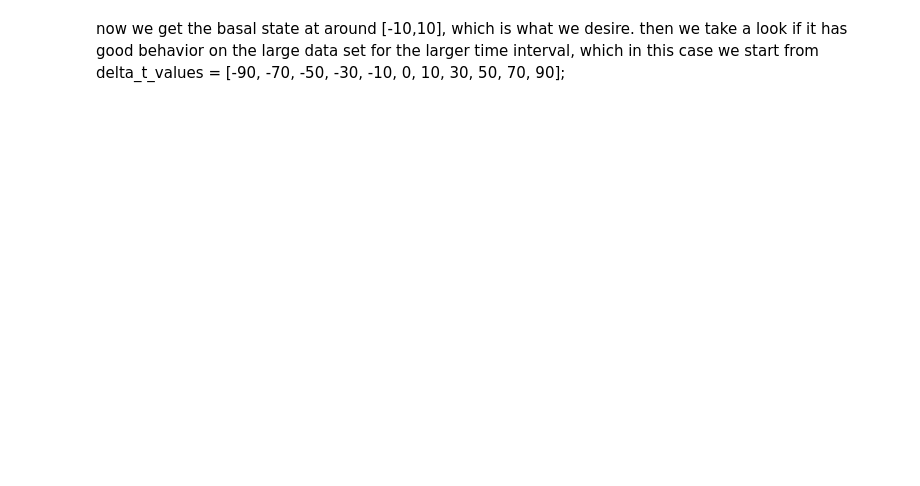
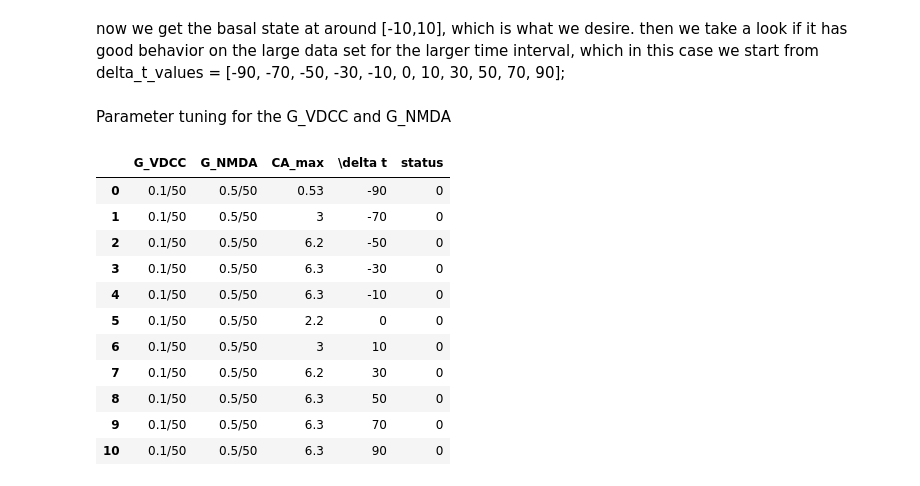
Before and after one commit to devt287/Synaptic_Plasticity, a Jupyter notebook: parameter_tuning.ipynb, the cells around one changed output. Saved outputs shown, nothing was run; the diff lists cells and outputs as text; code cells hidden in the pictures; blank space fills up the shorter version.

```diff
--- a/parameter_tuning.ipynb
+++ b/parameter_tuning.ipynb
@@ -214,17 +278,33 @@ print(CA1)
 now we get the basal state at around [-10,10], which is what we desire. then we take a look if it has good behavior on the large data set for the larger time interval, which in this case we start from delta_t_values = [-90, -70, -50, -30, -10, 0, 10, 30, 50, 70, 90];
 # %%
 CA1 = np.empty((0, 5), dtype=object)  # Use object dtype for mixed types
-
+CA1 = np.array(["G_VDCC", "G_NMDA", "CA_max", "\delta t","status"])
 # Add rows to the matrix
 CA1 = add_row(CA1, ["0.1/50", "0.5/50", 0.53,"-90" , 0])
 CA1 = add_row(CA1, ["0.1/50", "0.5/50", 3,"-70",0])
 CA1 = add_row(CA1, ["0.1/50", "0.5/50", 6.2,"-50",0])
 CA1 = add_row(CA1, ["0.1/50", "0.5/50", 6.3,"-30",0])
 CA1 = add_row(CA1, ["0.1/50", "0.5/50", 6.3,"-10",0])
 CA1 = add_row(CA1, ["0.1/50", "0.5/50", 2.2,"0" , 0])
 CA1 = add_row(CA1, ["0.1/50", "0.5/50", 3,"10",0])
 CA1 = add_row(CA1, ["0.1/50", "0.5/50", 6.2,"30",0])
 CA1 = add_row(CA1, ["0.1/50", "0.5/50", 6.3,"50",0])
 CA1 = add_row(CA1, ["0.1/50", "0.5/50", 6.3,"70",0])
 CA1 = add_row(CA1, ["0.1/50", "0.5/50", 6.3,"90",0])
-print(CA1)
+df = pd.DataFrame(CA1[1:], columns=CA1[0])
+display(Markdown("Parameter tuning for the G_VDCC and G_NMDA"))
+display(df)
+# %% [output]
+Parameter tuning for the G_VDCC and G_NMDA
+|  | G_VDCC | G_NMDA | CA_max | \delta t | status |
+| 0 | 0.1/50 | 0.5/50 | 0.53 | -90 | 0 |
+| 1 | 0.1/50 | 0.5/50 | 3 | -70 | 0 |
+| 2 | 0.1/50 | 0.5/50 | 6.2 | -50 | 0 |
+| 3 | 0.1/50 | 0.5/50 | 6.3 | -30 | 0 |
+| 4 | 0.1/50 | 0.5/50 | 6.3 | -10 | 0 |
+| 5 | 0.1/50 | 0.5/50 | 2.2 | 0 | 0 |
+| 6 | 0.1/50 | 0.5/50 | 3 | 10 | 0 |
+| 7 | 0.1/50 | 0.5/50 | 6.2 | 30 | 0 |
+| 8 | 0.1/50 | 0.5/50 | 6.3 | 50 | 0 |
+| 9 | 0.1/50 | 0.5/50 | 6.3 | 70 | 0 |
+| 10 | 0.1/50 | 0.5/50 | 6.3 | 90 | 0 |
```
Also changed, not shown: parts of 17 cells of this notebook.
